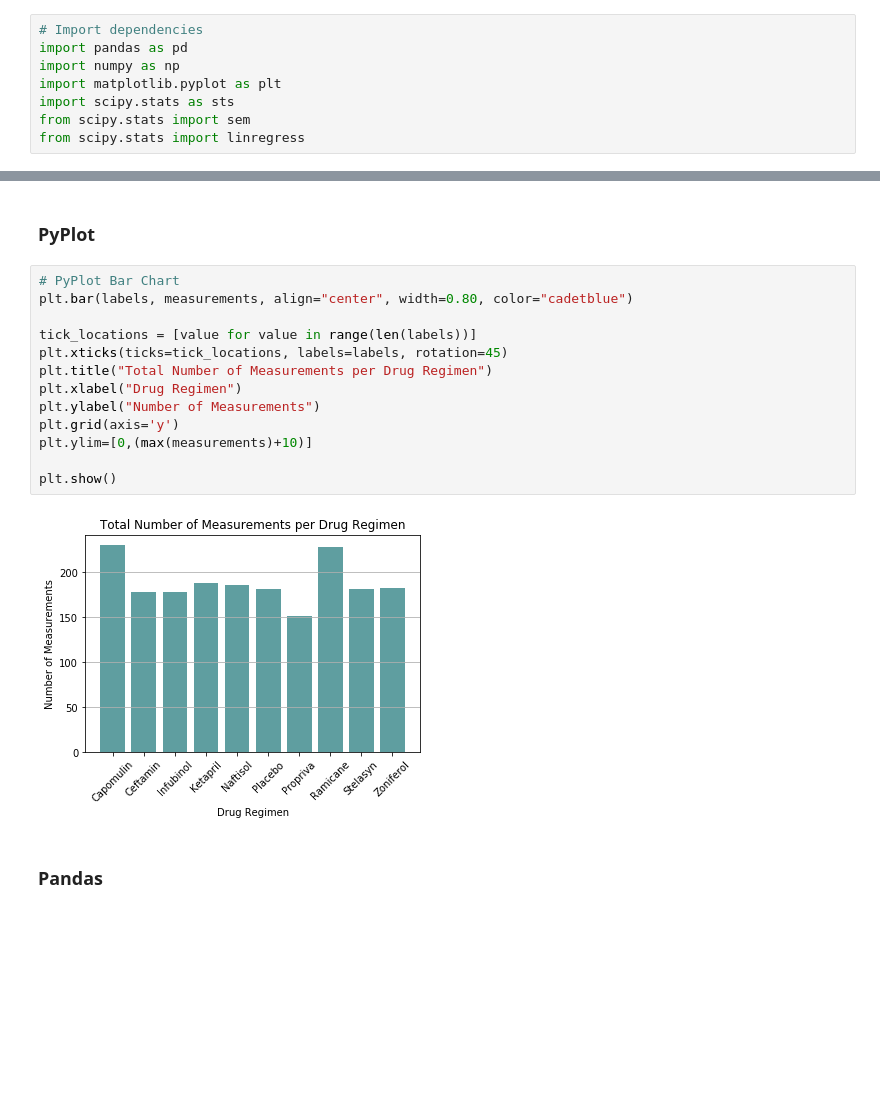
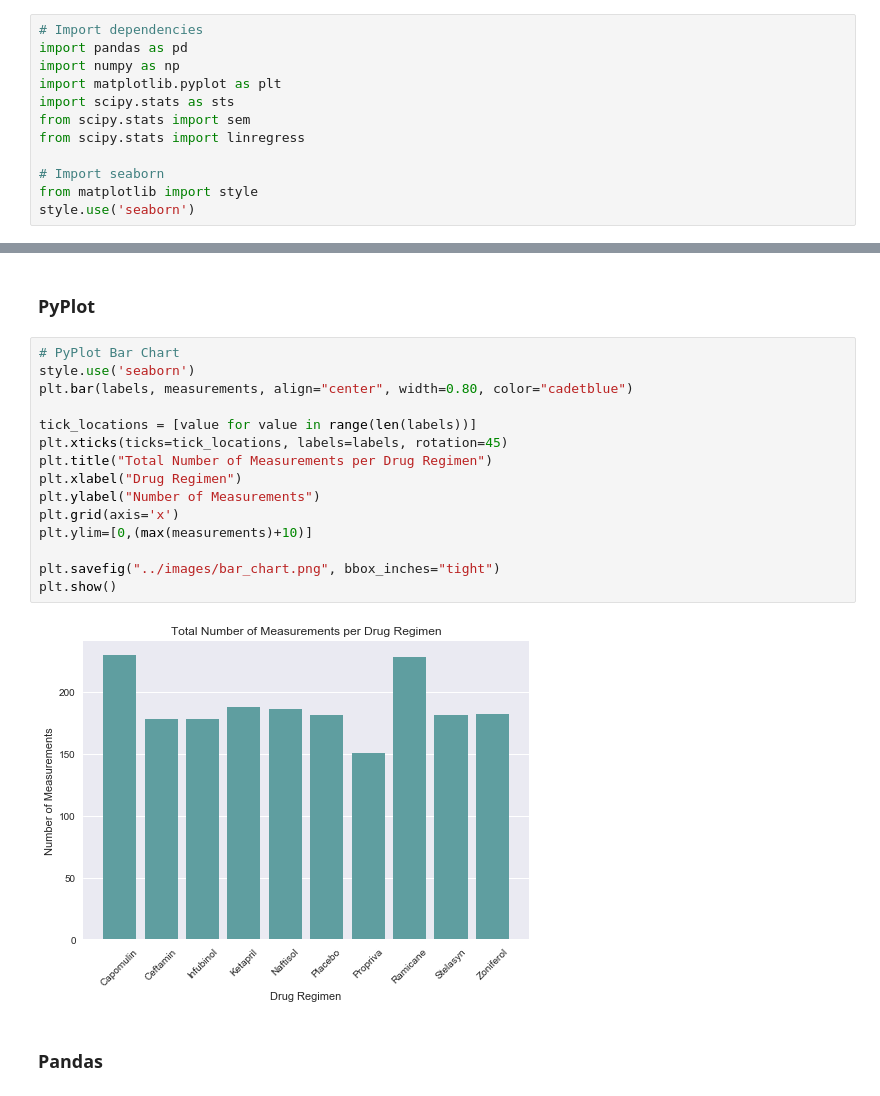
Before and after one commit to juliabrunett/matplotlib-challenge, a Jupyter notebook: Pymaceuticals/pymaceuticals.ipynb, the cells around one changed output, grey strips where cells are left out. Drawn from its saved outputs; the diff is of its cells as text; blank space fills up the shorter version.

```diff
--- a/Pymaceuticals/pymaceuticals.ipynb
+++ b/Pymaceuticals/pymaceuticals.ipynb
@@ -21,6 +21,10 @@ import matplotlib.pyplot as plt
 import scipy.stats as sts
 from scipy.stats import sem
 from scipy.stats import linregress
+
+# Import seaborn
+from matplotlib import style
+style.use('seaborn')
 # %%
 # Read in files to two DataFrames
 mouse_df = pd.read_csv("../Resources/Mouse_metadata.csv", encoding="utf8")
@@ -298,19 +302,21 @@ for x in drug_reg_groupby["Drug Regimen"]:
 ### PyPlot
 # %%
 # PyPlot Bar Chart
+style.use('seaborn')
 plt.bar(labels, measurements, align="center", width=0.80, color="cadetblue")
 
 tick_locations = [value for value in range(len(labels))]
 plt.xticks(ticks=tick_locations, labels=labels, rotation=45)
 plt.title("Total Number of Measurements per Drug Regimen")
 plt.xlabel("Drug Regimen")
 plt.ylabel("Number of Measurements")
-plt.grid(axis='y')
+plt.grid(axis='x')
 plt.ylim=[0,(max(measurements)+10)]
 
+plt.savefig("../images/bar_chart.png", bbox_inches="tight")
 plt.show()
 # %% [output]
-[figure, old version]
+[figure, new version]
 # %% [markdown]
 ### Pandas
 # %%
```
Also changed, not shown: parts of 21 cells of this notebook, 9 other files.
